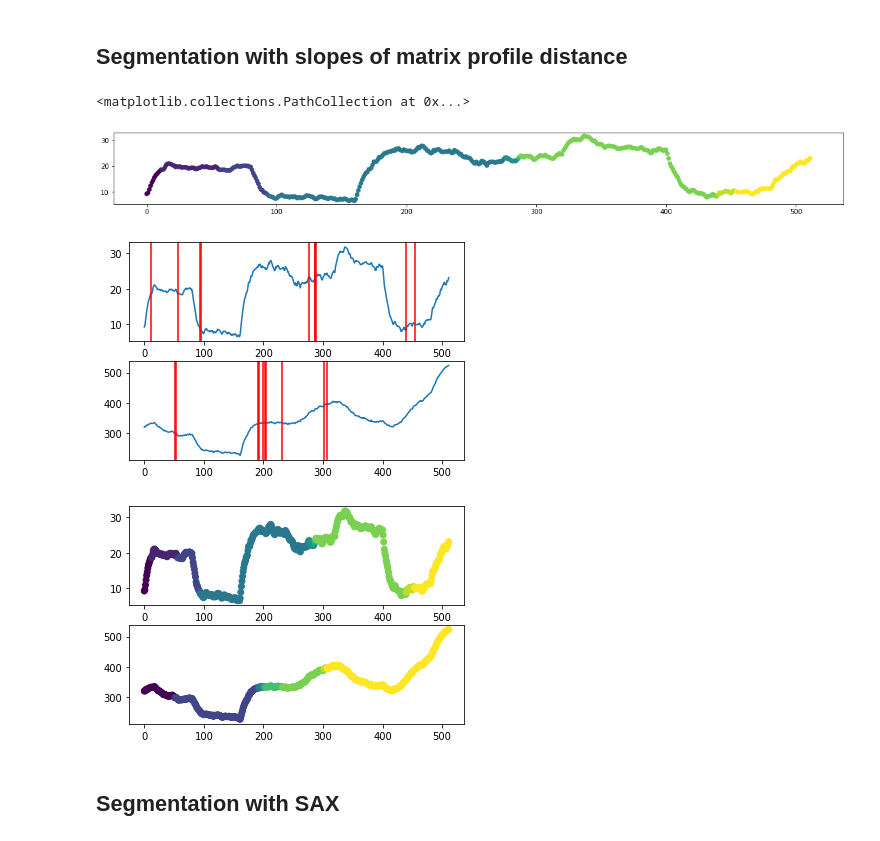
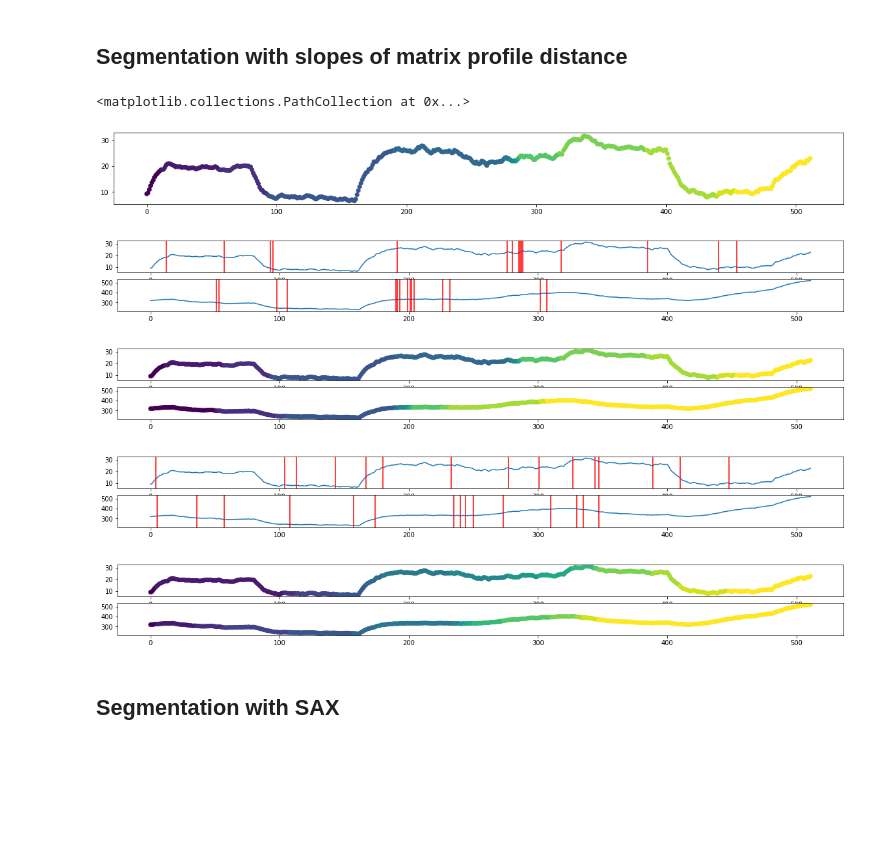
Before and after one commit to dbvis-ukon/ts-mule, a Jupyter notebook: examples/segmentation-in-comparison.ipynb, the cells around one changed output. Drawn from its saved outputs; the diff is of its cells as text; code cells hidden in the pictures; blank space fills up the shorter version.

```diff
--- a/examples/segmentation-in-comparison.ipynb
+++ b/examples/segmentation-in-comparison.ipynb
@@ -75,20 +77,27 @@ visualize_segmentation_mask(mts, seg_m)
 # %% [markdown]
 ## Segmentation with slopes of matrix profile distance
 # %%
-mseg = MatrixProfileSegmentation(partitions=10, win_length=32)
+mseg = MatrixProfileSegmentation(partitions=15, win_length=32)
 # %%
-seg_m = mseg.segment(mts[:, 0].reshape(-1, 1), segmentation_method='slopes-min')
+seg_m = mseg.segment(mts[:, 0].reshape(-1, 1), segmentation_method='slopes-sorted')
 plt.scatter(range(n), mts[:, 0], c=seg_m)
 # %% [output]
 <matplotlib.collections.PathCollection at 0x...>
-[figure, old version]
+[figure, new version]
 # %%
-seg_m = mseg.segment(mts, segmentation_method='slopes-min')
+seg_m = mseg.segment(mts, segmentation_method='slopes-sorted')
 
 visualize_segmentation_mask(mts, seg_m)
 # %% [output]
-[figure, old version]
+[figure, new version]
-[figure, old version]
+[figure, new version]
+# %%
+seg_m = mseg.segment(mts, segmentation_method='slopes-not-sorted')
+
+visualize_segmentation_mask(mts, seg_m)
+# %% [output]
+[figure, added]
+[figure, added]
 # %% [markdown]
 ## Segmentation with SAX
 # %%
```
Also changed, not shown: parts of 13 cells of this notebook, 6 other files.
